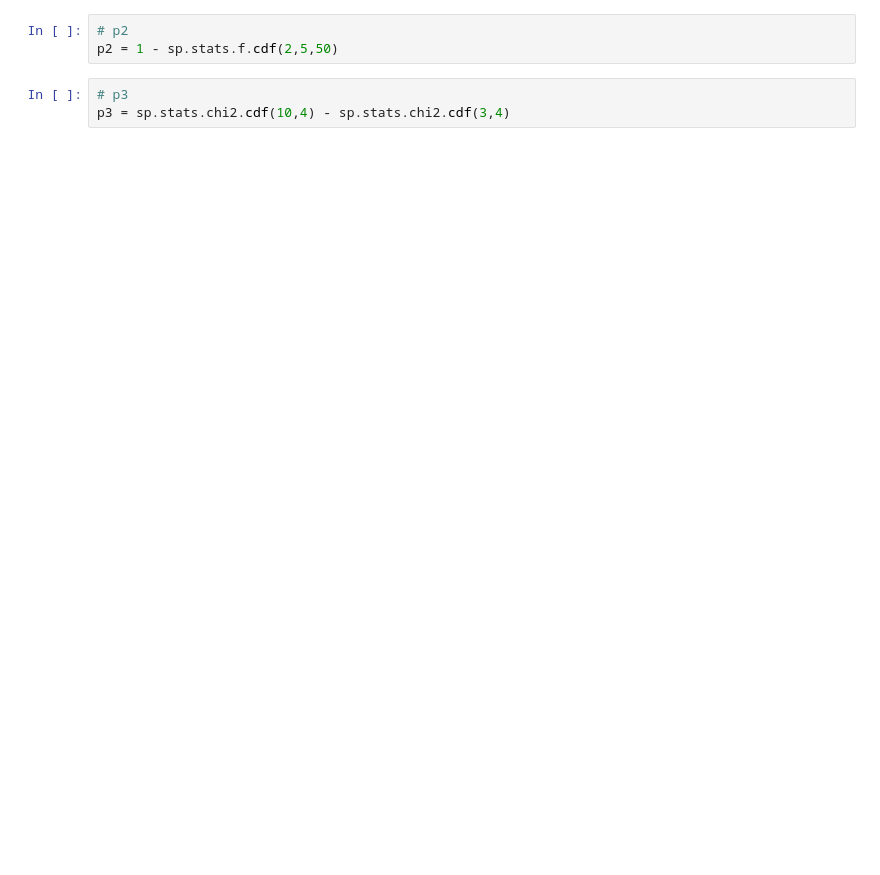
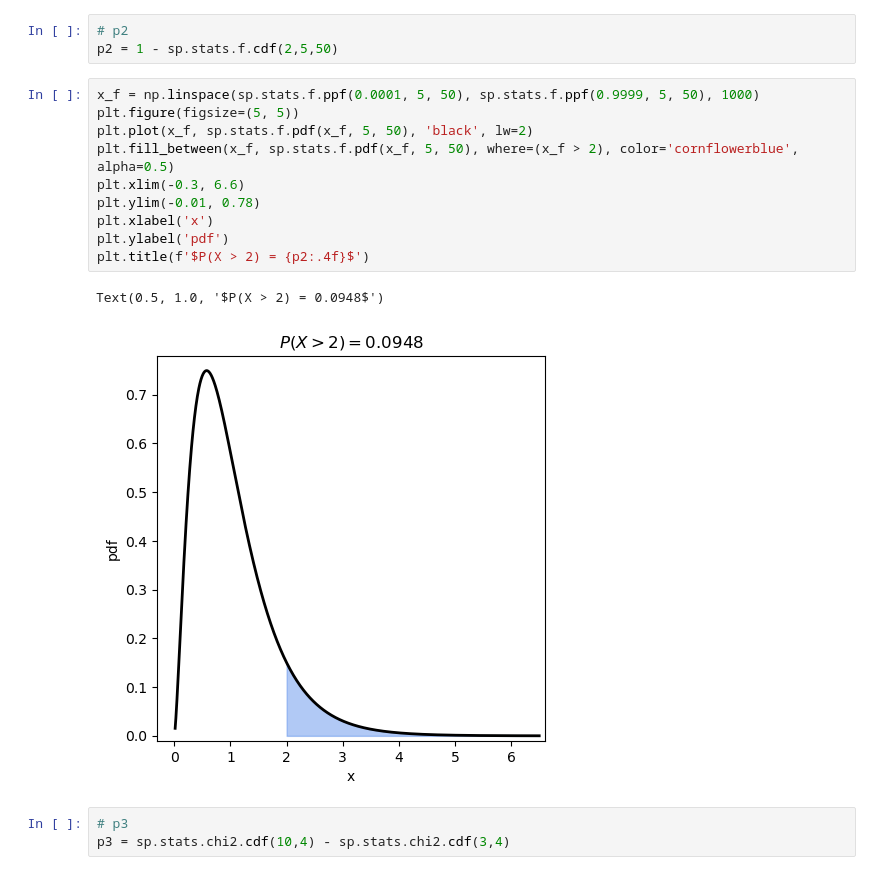
Before and after one commit to kubanskan/AGHCourse-DataAnalysisPython, a Jupyter notebook: Project4/ZZ04_CZ01.ipynb, the cells around one changed output. Cells and saved outputs as stored; diff of their text form; blank space fills up the shorter version.

```diff
--- a/Project4/ZZ04_CZ01.ipynb
+++ b/Project4/ZZ04_CZ01.ipynb
@@ -169,6 +182,19 @@ p1 = sp.stats.t.cdf(-1.5,10)
 # %%
 # p2
 p2 = 1 - sp.stats.f.cdf(2,5,50)
+# %%
+x_f = np.linspace(sp.stats.f.ppf(0.0001, 5, 50), sp.stats.f.ppf(0.9999, 5, 50), 1000)
+plt.figure(figsize=(5, 5))
+plt.plot(x_f, sp.stats.f.pdf(x_f, 5, 50), 'black', lw=2)
+plt.fill_between(x_f, sp.stats.f.pdf(x_f, 5, 50), where=(x_f > 2), color='cornflowerblue', alpha=0.5)
+plt.xlim(-0.3, 6.6)
+plt.ylim(-0.01, 0.78)
+plt.xlabel('x')
+plt.ylabel('pdf')
+plt.title(f'$P(X > 2) = {p2:.4f}$')
+# %% [output]
+Text(0.5, 1.0, '$P(X > 2) = 0.0948$')
+[figure, added]
 # %%
 # p3
 p3 = sp.stats.chi2.cdf(10,4) - sp.stats.chi2.cdf(3,4)
```
Also changed, not shown: parts of 5 cells of this notebook.
